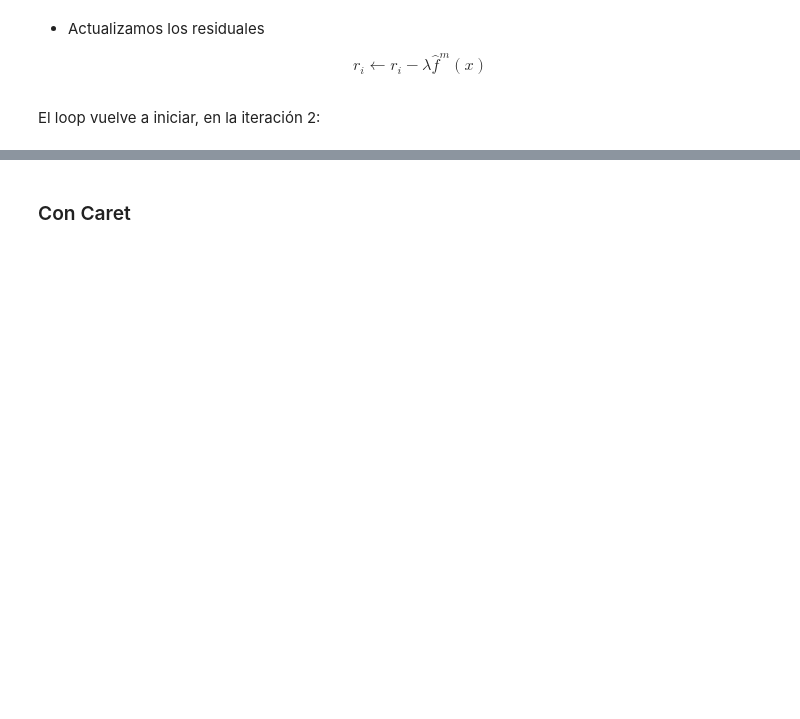
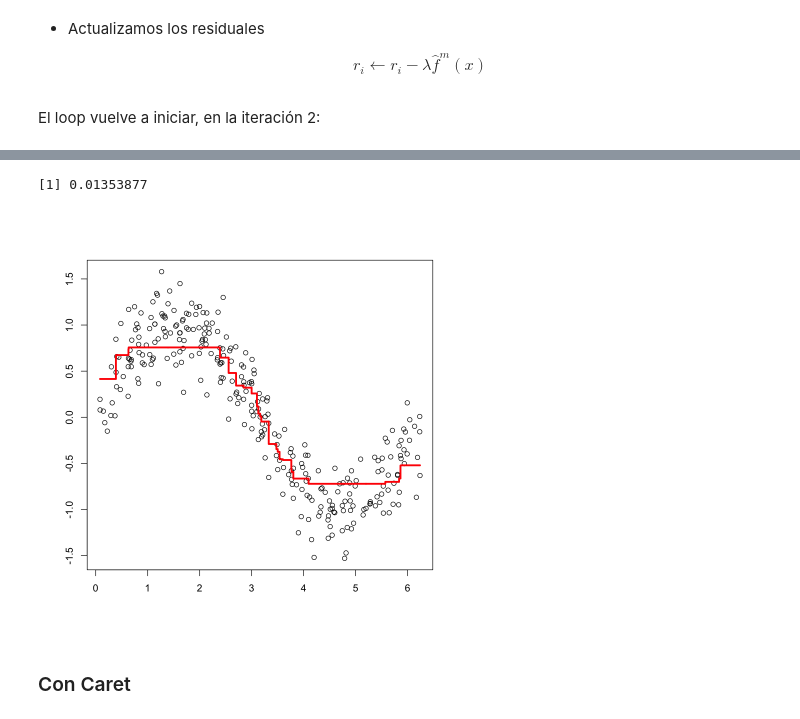
Before and after one commit to chernan77/BDML_202302, a Jupyter notebook: Lecture06/Notebook_SS06_arboles_bosques.ipynb, the cells around one changed output, grey strips where cells are left out. Drawn from its saved outputs; the diff is of its cells as text; code cells hidden in the pictures; blank space fills up the shorter version.

```diff
--- a/Lecture06/Notebook_SS06_arboles_bosques.ipynb
+++ b/Lecture06/Notebook_SS06_arboles_bosques.ipynb
@@ -535,7 +814,7 @@ r = y
 
 YP<-lambda*fhat
 
-for(t in 1:300){
+for(t in 1:500){
   fit <- rpart(r~x, control = list(maxdepth = 1))
   yhat<- predict(fit,newdata=data.frame(x))
   r <-  r - lambda*yhat
@@ -545,12 +833,16 @@ head(YP)
 # %%
 sum(YP[1,c(1,2,3)])
+# %% [output]
+[1] 0.01353877
 # %%
-M<-300
+M<-500
 
 fhat<-apply(YP[,1:M],1,sum)
 
 plot(x,y,ylab="",xlab="")
 lines(x,fhat,type="s",col="red",lwd=3)
+# %% [output]
+[figure, added]
 # %% [markdown]
 ### Con Caret
 # %%
```
Also changed, not shown: parts of 64 cells of this notebook.
